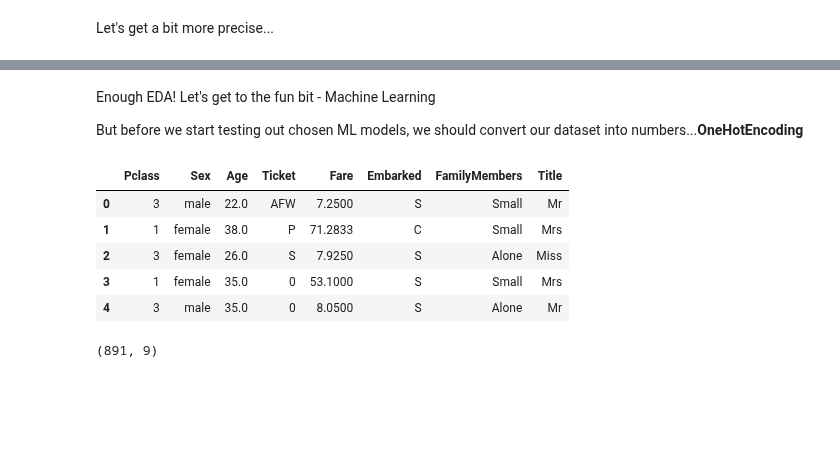
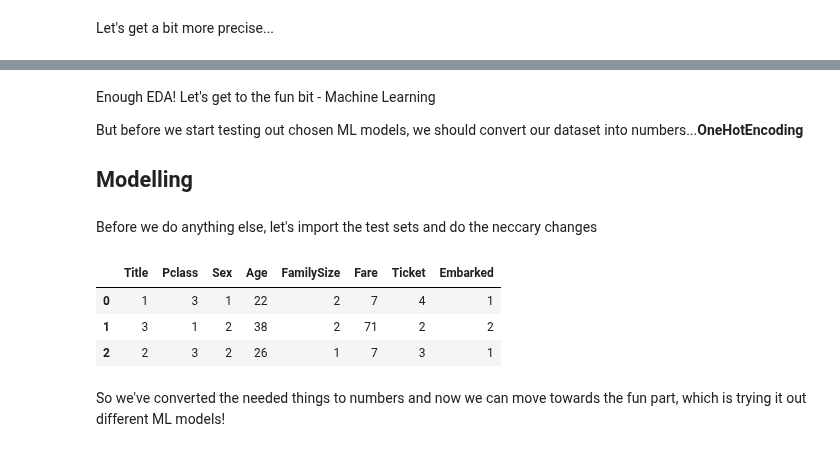
Before and after one commit to muhammadanas0716/Machine-Learning-101, a Jupyter notebook: Titanic - Machine Learning from Disaster/Project Notebook.ipynb, the cells around one changed output, grey strips where cells are left out. Cells and saved outputs as stored; diff of their text form; code cells hidden in the pictures; blank space fills up the shorter version.

```diff
--- a/Titanic - Machine Learning from Disaster/Project Notebook.ipynb
+++ b/Titanic - Machine Learning from Disaster/Project Notebook.ipynb
@@ -264,8 +257,8 @@ array(['Mr', 'Mrs', 'Miss', 'Master'], dtype=object)
 titanic_df.drop("Name", axis=1, inplace=True)
 # %%
 # Change the type of these columns - just to remove decimals
-titanic_df["Age"].astype("int64")
-titanic_df["Fare"].astype("int64")
+titanic_df["Age"] = titanic_df["Age"].astype(np.int64)
+titanic_df["Fare"] = titanic_df["Fare"].astype(np.int64)
 # %%
 # Re-arange the columns
 titanic_df = titanic_df.reindex(columns=["Survived", "Title", "Pclass", "Sex", "Age","FamilySize", "Fare", "Ticket", "Embarked"])
@@ -404,3 +428,7 @@ Okay, we can clearly obesrve the following:
 Enough EDA! Let's get to the fun bit - Machine Learning
 
 But before we start testing out chosen ML models, we should convert our dataset into numbers...**OneHotEncoding**
+
+## Modelling
+# %% [markdown]
+Before we do anything else, let's import the test sets and do the neccary changes
@@ -407,16 +474,29 @@ But before we start testing out chosen ML models, we should convert our dataset
+# %%
+# Converting the columns to numbers
+
+# Dictionaries
+title = {"Mr" : 1, "Miss" : 2, "Mrs" : 3, "Master" : 4}
+sex = {"male": 1,"female": 2}
+familysize = {"Alone" : 1, "Small" : 2, "Medium": 3, "Large" : 4}
+ticket = {"0" : 1, "P" : 2, "S" : 3, "AFW" : 4, "C" : 5}
+embarkment = {"S" : 1, "C" : 2, "Q" : 3}
+
+# Convert
+titanic_df["Title"] = [title[item] for item in titanic_df["Title"]]
+titanic_df["Sex"] = [sex[item] for item in titanic_df["Sex"]]
+titanic_df["FamilySize"] = [familysize[item] for item in titanic_df["FamilySize"]]
+titanic_df["Ticket"] = [ticket[item] for item in titanic_df["Ticket"]]
+titanic_df["Embarked"] = [embarkment[item] for item in titanic_df["Embarked"]]
 # %%
-X_train = titanic_df.drop(['Survived'],axis=1)
-y_train = titanic_df['Survived']
+# X and y sets
+X_train = titanic_df.drop("Survived", axis=1)
+y_train = titanic_df["Survived"]
 # %%
-X_train.head()
+X_train.head(3)
 # %% [output]
-|  | Pclass | Sex | Age | Ticket | Fare | Embarked | FamilyMembers | Title |
-| 0 | 3 | male | 22.0 | AFW | 7.2500 | S | Small | Mr |
-| 1 | 1 | female | 38.0 | P | 71.2833 | C | Small | Mrs |
-| 2 | 3 | female | 26.0 | S | 7.9250 | S | Alone | Miss |
-| 3 | 1 | female | 35.0 | 0 | 53.1000 | S | Small | Mrs |
-| 4 | 3 | male | 35.0 | 0 | 8.0500 | S | Alone | Mr |
+|  | Title | Pclass | Sex | Age | FamilySize | Fare | Ticket | Embarked |
+| 0 | 1 | 3 | 1 | 22 | 2 | 7 | 4 | 1 |
+| 1 | 3 | 1 | 2 | 38 | 2 | 71 | 2 | 2 |
+| 2 | 2 | 3 | 2 | 26 | 1 | 7 | 3 | 1 |
-# %%
-titanic_df.shape
-# %% [output]
-(891, 9)
+# %% [markdown]
+So we've converted the needed things to numbers and now we can move towards the fun part, which is trying it out different ML models!
```
Also changed, not shown: parts of 17 cells of this notebook.
